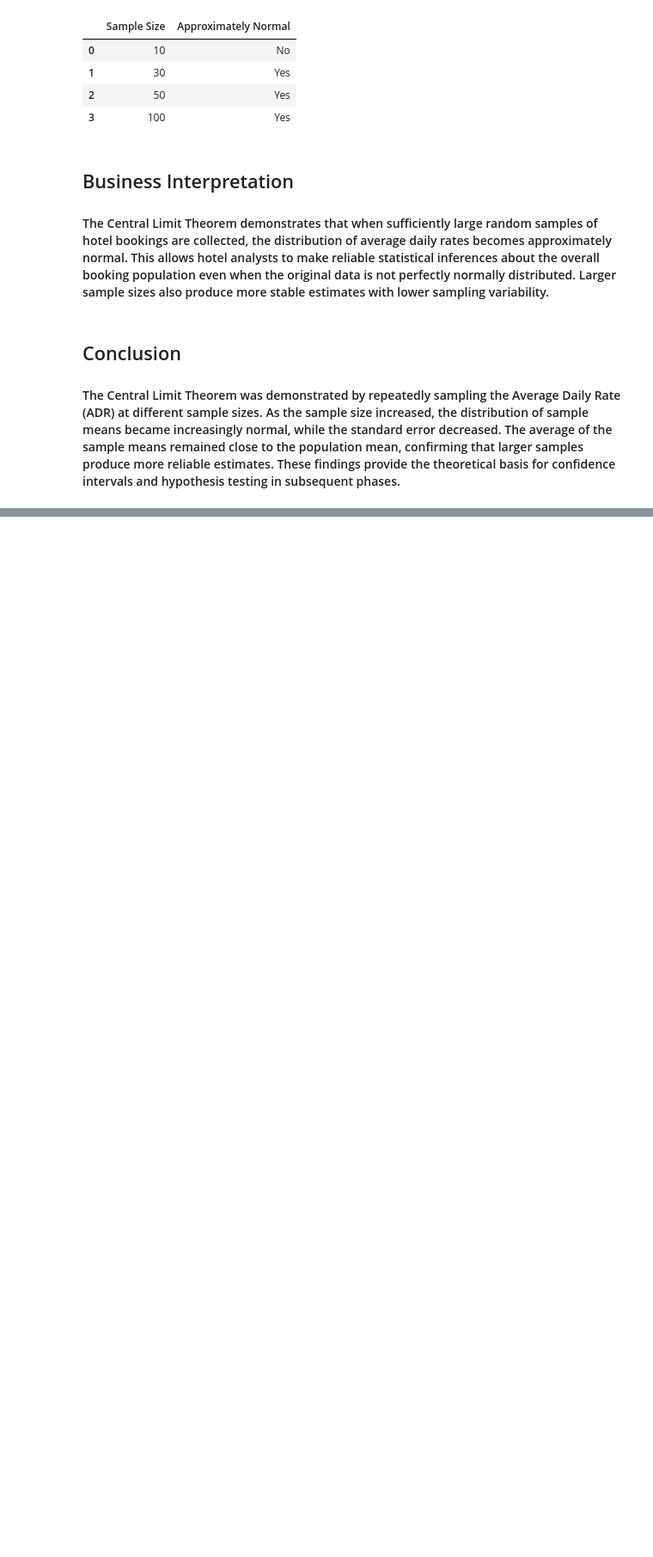
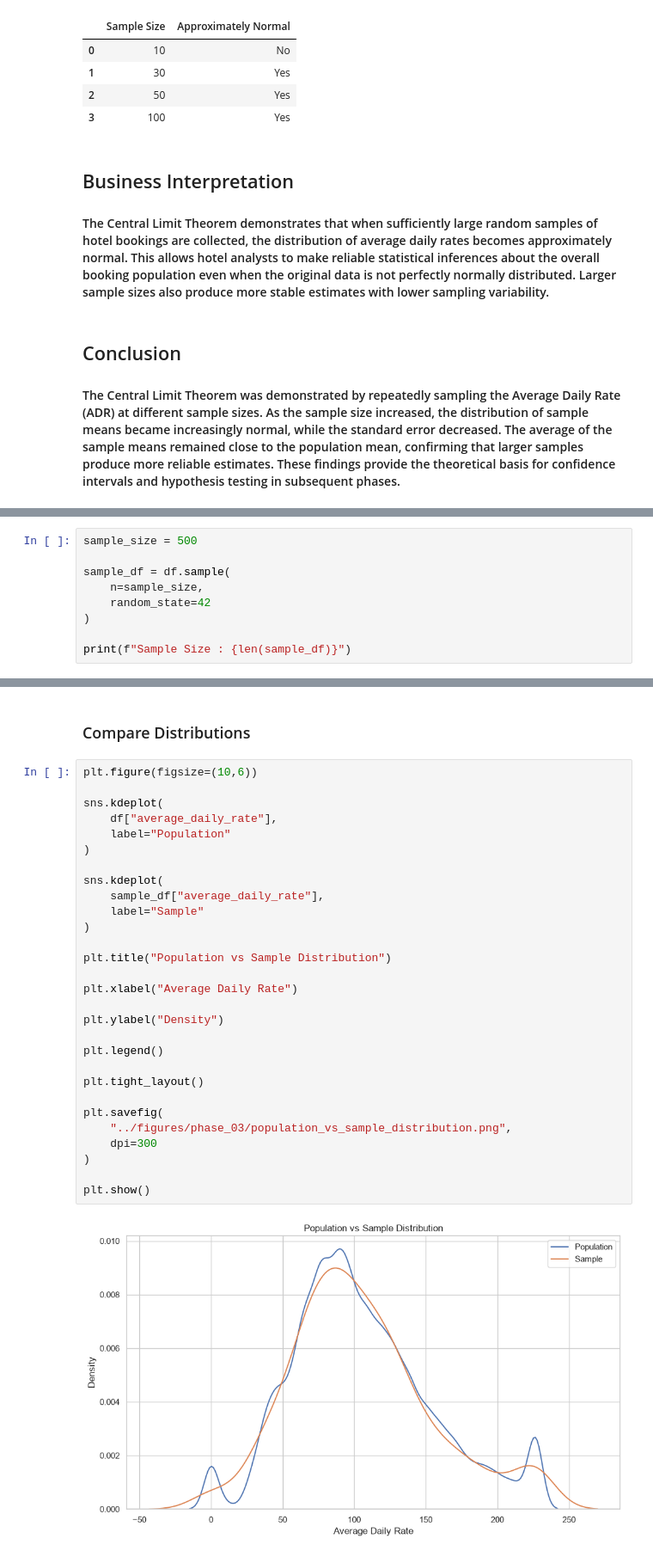
Before and after one commit to Logesh-M0324/Weekend_Task, a Jupyter notebook: Hotel_Booking_Demand/notebooks/03_probability_inferential_statistics.ipynb, the cells around one changed output, grey strips where cells are left out. Shown at 86% size. Saved outputs shown, nothing was run; the diff lists cells and outputs as text; blank space fills up the shorter version.

```diff
--- a/Hotel_Booking_Demand/notebooks/03_probability_inferential_statistics.ipynb
+++ b/Hotel_Booking_Demand/notebooks/03_probability_inferential_statistics.ipynb
@@ -998,0 +1175,9 @@ verification
+# %%
+sample_size = 500
+
+sample_df = df.sample(
+    n=sample_size,
+    random_state=42
+)
+
+print(f"Sample Size : {len(sample_df)}")
@@ -998,0 +1238,33 @@ verification
+# %% [markdown]
+### Compare Distributions
+# %%
+plt.figure(figsize=(10,6))
+
+sns.kdeplot(
+    df["average_daily_rate"],
+    label="Population"
+)
+
+sns.kdeplot(
+    sample_df["average_daily_rate"],
+    label="Sample"
+)
+
+plt.title("Population vs Sample Distribution")
+
+plt.xlabel("Average Daily Rate")
+
+plt.ylabel("Density")
+
+plt.legend()
+
+plt.tight_layout()
+
+plt.savefig(
+    "../figures/phase_03/population_vs_sample_distribution.png",
+    dpi=300
+)
+
+plt.show()
+# %% [output]
+[figure, added]
```
Also changed, not shown: parts of 129 cells of this notebook, 15 other files.
